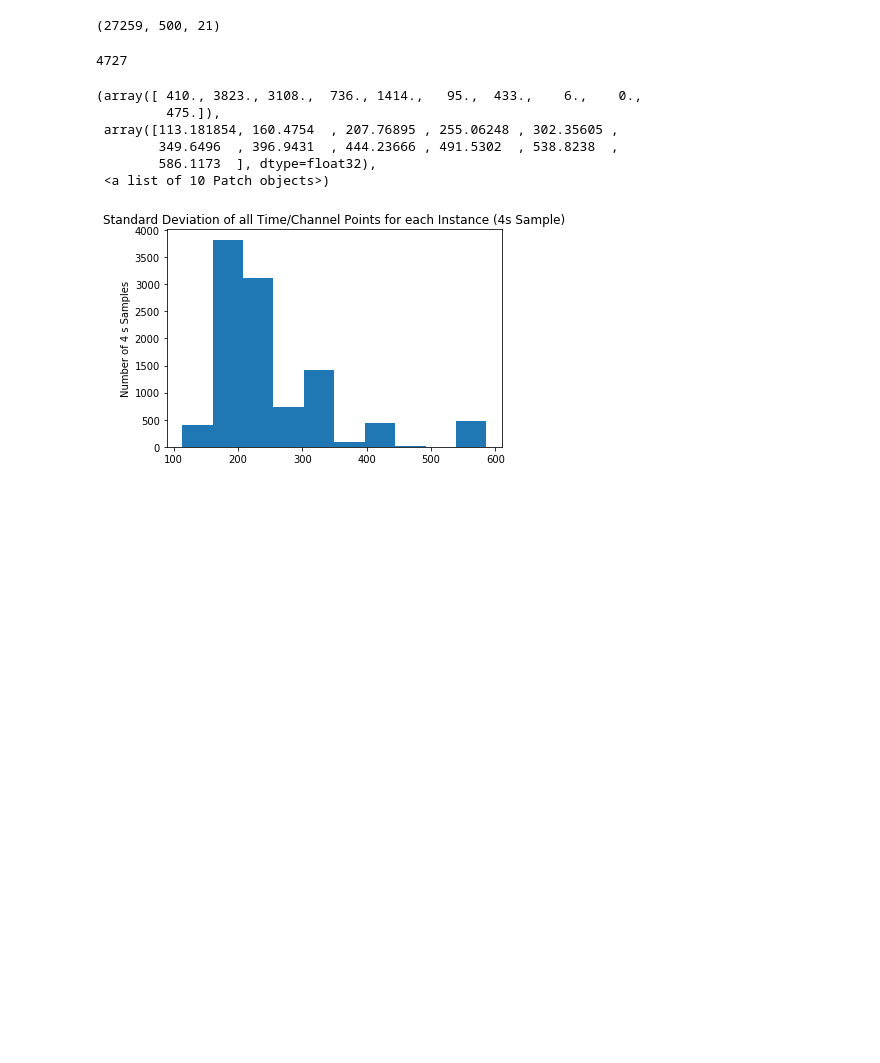
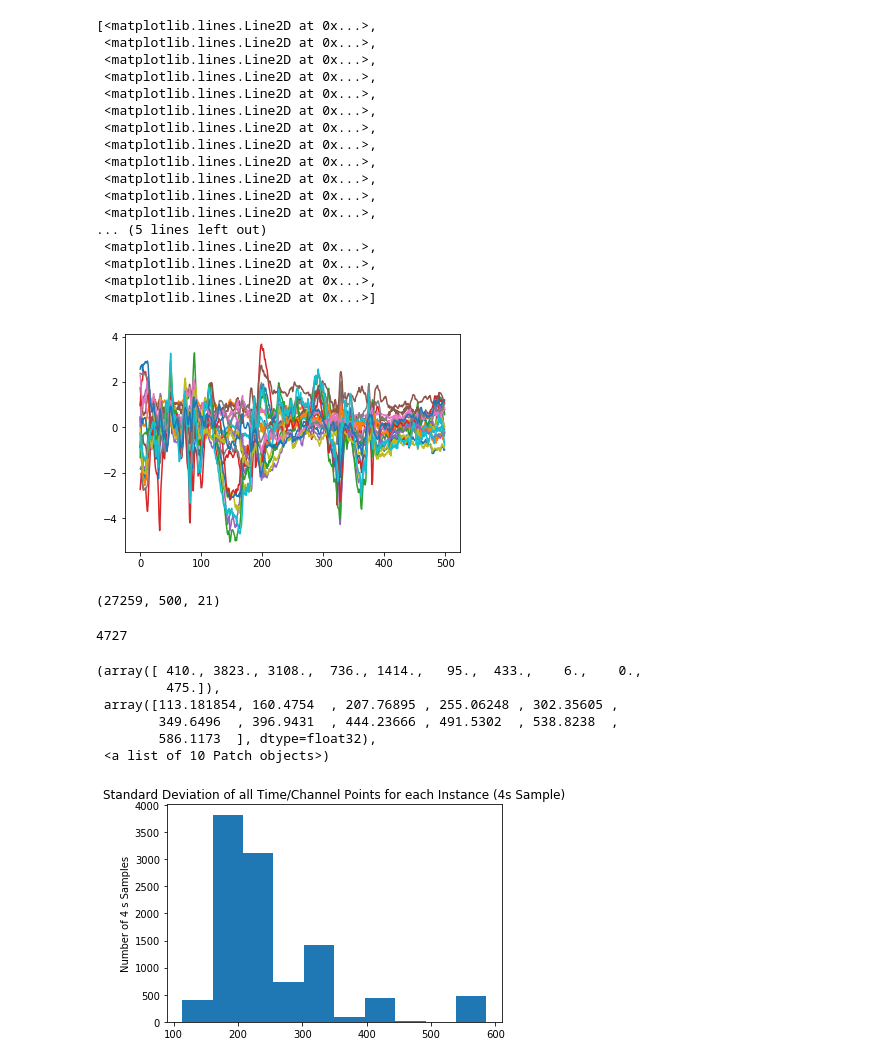
Before and after one commit to Saqibm128/eeg-tasks, a Jupyter notebook: notebooks/Data Standardization.ipynb, the cells around one changed output. Cells and saved outputs as stored; diff of their text form; code cells hidden in the pictures; blank space fills up the shorter version.

```diff
--- a/notebooks/Data Standardization.ipynb
+++ b/notebooks/Data Standardization.ipynb
@@ -28,6 +28,32 @@ reload(filt)
 import time
 # %%
 testDataGenders = pkl.load(open("../combined_simple_ensemble_test_data.pkl", 'rb'))
+# %%
+data = testDataGenders[0:100]
+# %%
+reload(read)
+ss = read.EdfStandardScaler(data, dataset_includes_label=True)
+# %%
+plt.plot(ss[0][0])
+# %% [output]
+[<matplotlib.lines.Line2D at 0x...>,
+ <matplotlib.lines.Line2D at 0x...>,
+ <matplotlib.lines.Line2D at 0x...>,
+ <matplotlib.lines.Line2D at 0x...>,
+ <matplotlib.lines.Line2D at 0x...>,
+ <matplotlib.lines.Line2D at 0x...>,
+ <matplotlib.lines.Line2D at 0x...>,
+ <matplotlib.lines.Line2D at 0x...>,
+ <matplotlib.lines.Line2D at 0x...>,
+ <matplotlib.lines.Line2D at 0x...>,
+ <matplotlib.lines.Line2D at 0x...>,
+ <matplotlib.lines.Line2D at 0x...>,
+... (5 lines left out)
+ <matplotlib.lines.Line2D at 0x...>,
+ <matplotlib.lines.Line2D at 0x...>,
+ <matplotlib.lines.Line2D at 0x...>,
+ <matplotlib.lines.Line2D at 0x...>]
+[figure, added]
 # %%
 testGenders = [datum[1] for datum in testDataGenders]
 # %%
```
Also changed, not shown: 4 other files.
